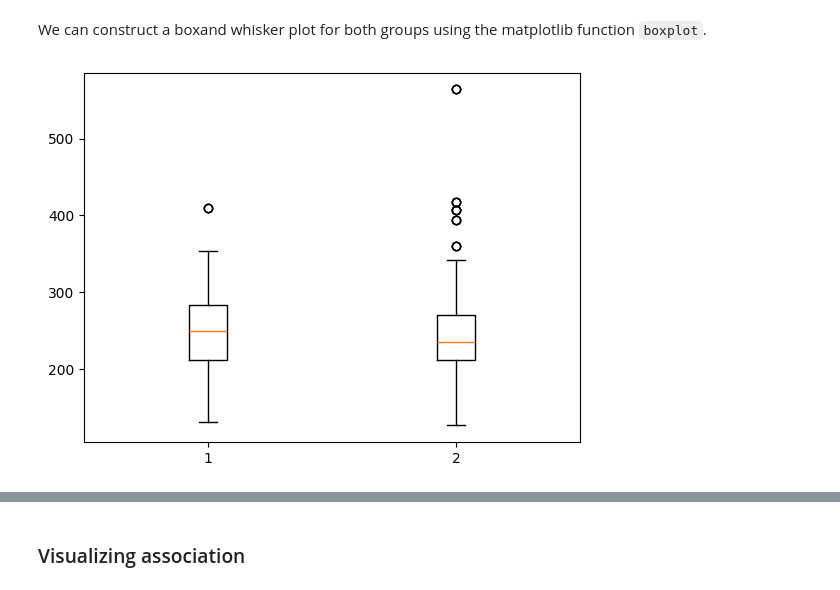
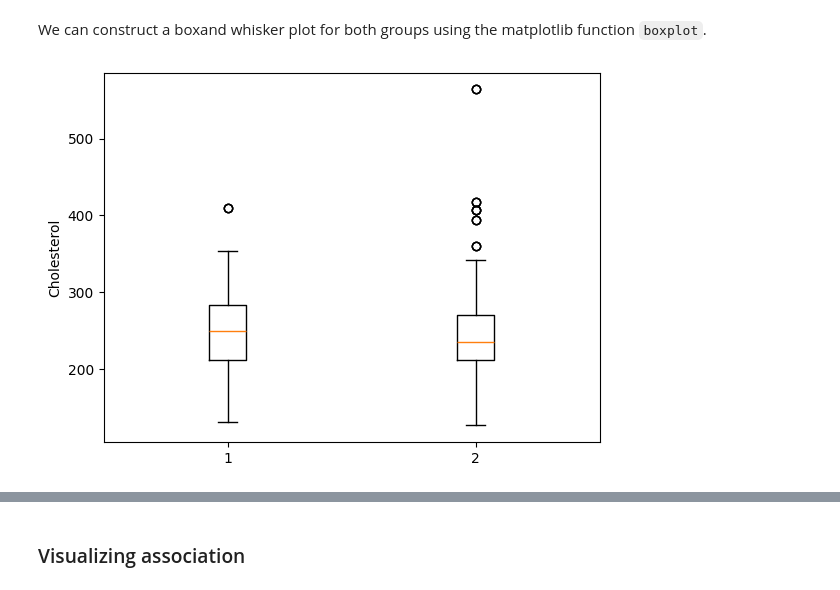
Before and after one commit to computationalUncertaintyLab/dexp_book, a Jupyter notebook: Chap3_Dataviz.ipynb, the cells around one changed output, grey strips where cells are left out. Saved outputs shown, nothing was run; the diff lists cells and outputs as text; code cells hidden in the pictures.

```diff
--- a/Chap3_Dataviz.ipynb
+++ b/Chap3_Dataviz.ipynb
@@ -164,8 +164,9 @@ We can construct a boxand whisker plot for both groups using the matplotlib func
 # %%
 fig,ax = plt.subplots()
 ax.boxplot( [yes_angina["chol"], no_angina["chol"]])
+ax.set_ylabel("Cholesterol")
 plt.show()
 # %% [output]
-[figure, old version]
+[figure, new version]
 # %% [markdown]
 ### Tick labels
```
Also changed, not shown: parts of 1 cell of this notebook.
